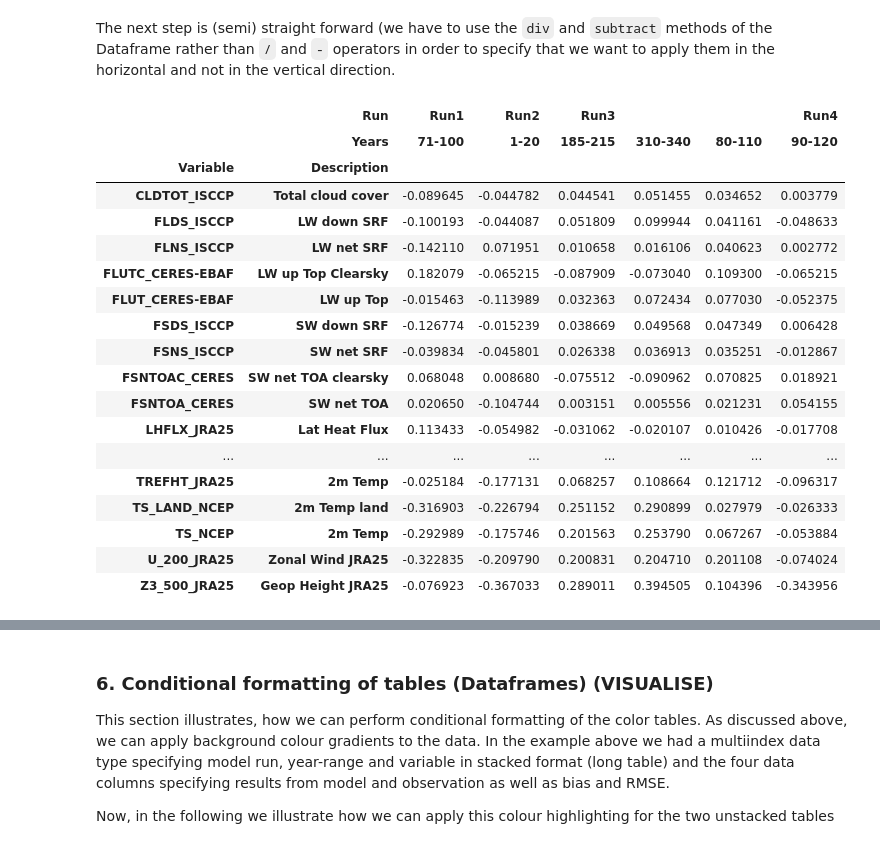
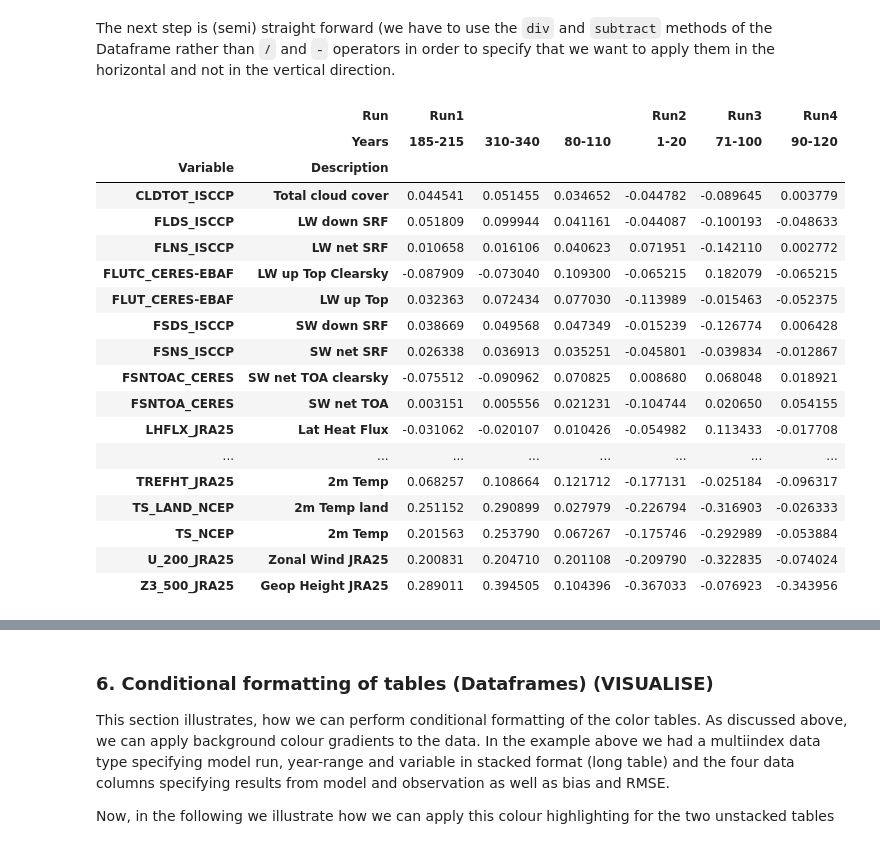
Before and after one commit to jgliss/my_notebooks, a Jupyter notebook: read_ascii_cams_diag.ipynb, the cells around one changed output, grey strips where cells are left out. Drawn from its saved outputs; the diff is of its cells as text; code cells hidden in the pictures.

```diff
--- a/read_ascii_cams_diag.ipynb
+++ b/read_ascii_cams_diag.ipynb
@@ -44,5 +53,4 @@ read_var_info_michaels_excel(xlspath)
 # %% [markdown]
 Load the information.
 # %%
-var_info_dict = read_var_info_michaels_excel(michaels_excel)
-var_info_dict
+var_info_dict = load_varinfo(varinfo_csv, michaels_excel)
@@ -66,0 +108,3 @@ var_info_dict
+# %%
+var_info_dict = adder.var_dict
+var_info_dict
@@ -312,15 +374,10 @@ In the following cell, you can interacively select which Variables you wish to k
 # 1. Move into helper_funcs.py when finalised
 # 2. Inlcude reordering
 # 3. Write documentation
-import ipywidgets as ipw
-from IPython import display
-from copy import deepcopy
-from traceback import format_exc
-
 class SelectVariable():
     output = ipw.Output()
     def __init__(self, df):
-        df.sortlevel(inplace=True)
+        df.sort_index(inplace=True)
         self.df = df
         self.vals = tuple(self.df.index.levels[2].values)
 
@@ -349,7 +406,7 @@ class SelectVariable():
         self.btn_select_all = ipw.Button(description='Select all')
         self.btn_flagged = ipw.Button(description="Flagged")
         self.btn_apply = ipw.Button(description='Apply')
-        self.btn_apply.style.button_color = "lime"
+        self.btn_apply.style.button_color = 'lime'
 
         self.var_selector = ipw.SelectMultiple(description="Variables",
                                                options=self.vals,
@@ -473,5 +529,4 @@ selection
 # %%
-from collections import OrderedDict as od
 class IndexRenamer(object):
     output = ipw.Output()
     def __init__(self, df, level=0, suggestions=[]):
@@ -510,7 +565,7 @@ class IndexRenamer(object):
                 val = name
             ipt = ipw.Text(value=val, placeholder='Insert new name',
                             disabled=False)
-            row = ipw.HBox([ipw.Label(name, minwidth="200px"), ipt])
+            row = ipw.HBox([ipw.Label(name, width="200px"), ipt])
             self.input_fields.append(ipt)
             self.input_rows.append(row)
 
@@ -543,9 +598,10 @@ class IndexRenamer(object):
         self._df_edit = df.rename(index=mapping, level=self.level)
 
         self.disp_current()
+
     def __call__(self):
         return self.layout
 
-renamer = IndexRenamer(selection, suggestions=["Bla", "Blub", "BlaBlub"])
-renamer()
+selection  = selector.df_edit
+selection
 # %% [output]
@@ -654,26 +917,26 @@ dtype: float64
 # %% [markdown]
 The next step is (semi) straight forward (we have to use the `div` and `subtract` methods of the Dataframe rather than `/` and `-` operators in order to specify that we want to apply them in the horizontal and not in the vertical direction.
 # %%
-typical_rmse = rmse.subtract(rmse_mean, axis=0).div(rmse_mean, axis=0)
-typical_rmse
+rmse_err_rel = rmse.subtract(rmse_mean, axis=0).div(rmse_mean, axis=0)
+rmse_err_rel
 # %% [output]
-|  | Run | Run1 | Run2 | Run3 |  |  | Run4 |
-|  | Years | 71-100 | 1-20 | 185-215 | 310-340 | 80-110 | 90-120 |
+|  | Run | Run1 |  |  | Run2 | Run3 | Run4 |
+|  | Years | 185-215 | 310-340 | 80-110 | 1-20 | 71-100 | 90-120 |
 | Variable | Description |  |  |  |  |  |  |
-| CLDTOT_ISCCP | Total cloud cover | -0.089645 | -0.044782 | 0.044541 | 0.051455 | 0.034652 | 0.003779 |
-| FLDS_ISCCP | LW down SRF | -0.100193 | -0.044087 | 0.051809 | 0.099944 | 0.041161 | -0.048633 |
-| FLNS_ISCCP | LW net SRF | -0.142110 | 0.071951 | 0.010658 | 0.016106 | 0.040623 | 0.002772 |
-| FLUTC_CERES-EBAF | LW up Top Clearsky | 0.182079 | -0.065215 | -0.087909 | -0.073040 | 0.109300 | -0.065215 |
-| FLUT_CERES-EBAF | LW up Top | -0.015463 | -0.113989 | 0.032363 | 0.072434 | 0.077030 | -0.052375 |
-| FSDS_ISCCP | SW down SRF | -0.126774 | -0.015239 | 0.038669 | 0.049568 | 0.047349 | 0.006428 |
-| FSNS_ISCCP | SW net SRF | -0.039834 | -0.045801 | 0.026338 | 0.036913 | 0.035251 | -0.012867 |
-| FSNTOAC_CERES | SW net TOA clearsky | 0.068048 | 0.008680 | -0.075512 | -0.090962 | 0.070825 | 0.018921 |
-| FSNTOA_CERES | SW net TOA | 0.020650 | -0.104744 | 0.003151 | 0.005556 | 0.021231 | 0.054155 |
-| LHFLX_JRA25 | Lat Heat Flux | 0.113433 | -0.054982 | -0.031062 | -0.020107 | 0.010426 | -0.017708 |
+| CLDTOT_ISCCP | Total cloud cover | 0.044541 | 0.051455 | 0.034652 | -0.044782 | -0.089645 | 0.003779 |
+| FLDS_ISCCP | LW down SRF | 0.051809 | 0.099944 | 0.041161 | -0.044087 | -0.100193 | -0.048633 |
+| FLNS_ISCCP | LW net SRF | 0.010658 | 0.016106 | 0.040623 | 0.071951 | -0.142110 | 0.002772 |
+| FLUTC_CERES-EBAF | LW up Top Clearsky | -0.087909 | -0.073040 | 0.109300 | -0.065215 | 0.182079 | -0.065215 |
+| FLUT_CERES-EBAF | LW up Top | 0.032363 | 0.072434 | 0.077030 | -0.113989 | -0.015463 | -0.052375 |
+| FSDS_ISCCP | SW down SRF | 0.038669 | 0.049568 | 0.047349 | -0.015239 | -0.126774 | 0.006428 |
+| FSNS_ISCCP | SW net SRF | 0.026338 | 0.036913 | 0.035251 | -0.045801 | -0.039834 | -0.012867 |
+| FSNTOAC_CERES | SW net TOA clearsky | -0.075512 | -0.090962 | 0.070825 | 0.008680 | 0.068048 | 0.018921 |
+| FSNTOA_CERES | SW net TOA | 0.003151 | 0.005556 | 0.021231 | -0.104744 | 0.020650 | 0.054155 |
+| LHFLX_JRA25 | Lat Heat Flux | -0.031062 | -0.020107 | 0.010426 | -0.054982 | 0.113433 | -0.017708 |
 | ... | ... | ... | ... | ... | ... | ... | ... |
-| TREFHT_JRA25 | 2m Temp | -0.025184 | -0.177131 | 0.068257 | 0.108664 | 0.121712 | -0.096317 |
-| TS_LAND_NCEP | 2m Temp land | -0.316903 | -0.226794 | 0.251152 | 0.290899 | 0.027979 | -0.026333 |
-| TS_NCEP | 2m Temp | -0.292989 | -0.175746 | 0.201563 | 0.253790 | 0.067267 | -0.053884 |
-| U_200_JRA25 | Zonal Wind JRA25 | -0.322835 | -0.209790 | 0.200831 | 0.204710 | 0.201108 | -0.074024 |
-| Z3_500_JRA25 | Geop Height JRA25 | -0.076923 | -0.367033 | 0.289011 | 0.394505 | 0.104396 | -0.343956 |
+| TREFHT_JRA25 | 2m Temp | 0.068257 | 0.108664 | 0.121712 | -0.177131 | -0.025184 | -0.096317 |
+| TS_LAND_NCEP | 2m Temp land | 0.251152 | 0.290899 | 0.027979 | -0.226794 | -0.316903 | -0.026333 |
+| TS_NCEP | 2m Temp | 0.201563 | 0.253790 | 0.067267 | -0.175746 | -0.292989 | -0.053884 |
+| U_200_JRA25 | Zonal Wind JRA25 | 0.200831 | 0.204710 | 0.201108 | -0.209790 | -0.322835 | -0.074024 |
+| Z3_500_JRA25 | Geop Height JRA25 | 0.289011 | 0.394505 | 0.104396 | -0.367033 | -0.076923 | -0.343956 |
 # %% [markdown]
```
Also changed, not shown: parts of 32 cells of this notebook, 5 other files.
